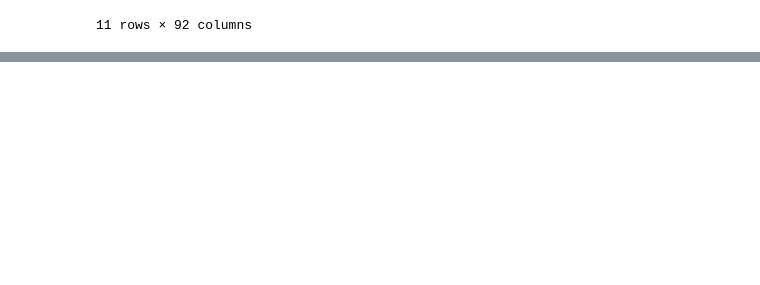
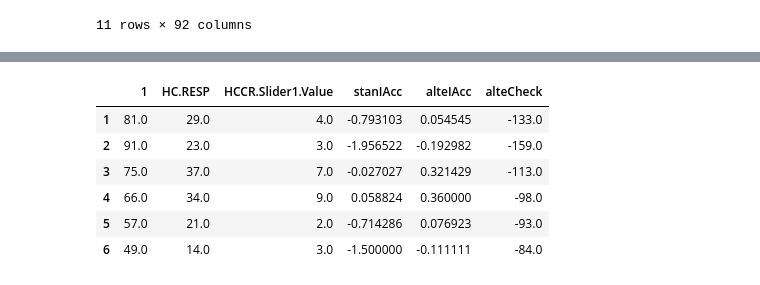
Before and after one commit to daonly/personal, a Jupyter notebook: [Conf]_physio.ipynb, the cells around one changed output, grey strips where cells are left out. Cells and saved outputs as stored; diff of their text form; code cells hidden in the pictures; blank space fills up the shorter version.

```diff
--- a/[Conf]_physio.ipynb
+++ b/[Conf]_physio.ipynb
@@ -221,0 +217,10 @@ hctdf
+# %%
+hctdf1
+# %% [output]
+|  | 1 | HC.RESP | HCCR.Slider1.Value | stanIAcc | alteIAcc | alteCheck |
+| 1 | 81.0 | 29.0 | 4.0 | -0.793103 | 0.054545 | -133.0 |
+| 2 | 91.0 | 23.0 | 3.0 | -1.956522 | -0.192982 | -159.0 |
+| 3 | 75.0 | 37.0 | 7.0 | -0.027027 | 0.321429 | -113.0 |
+| 4 | 66.0 | 34.0 | 9.0 | 0.058824 | 0.360000 | -98.0 |
+| 5 | 57.0 | 21.0 | 2.0 | -0.714286 | 0.076923 | -93.0 |
+| 6 | 49.0 | 14.0 | 3.0 | -1.500000 | -0.111111 | -84.0 |
```
Also changed, not shown: parts of 3 cells of this notebook.
